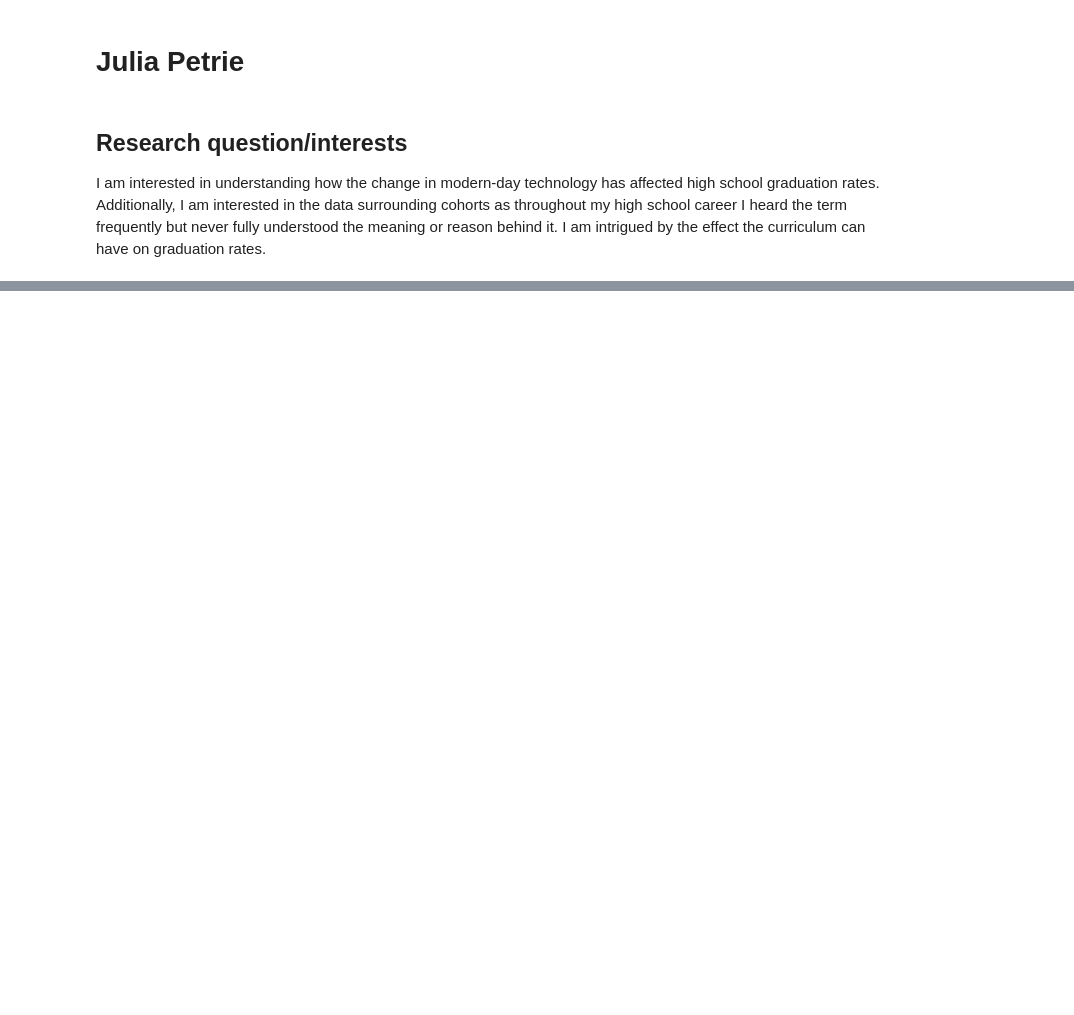
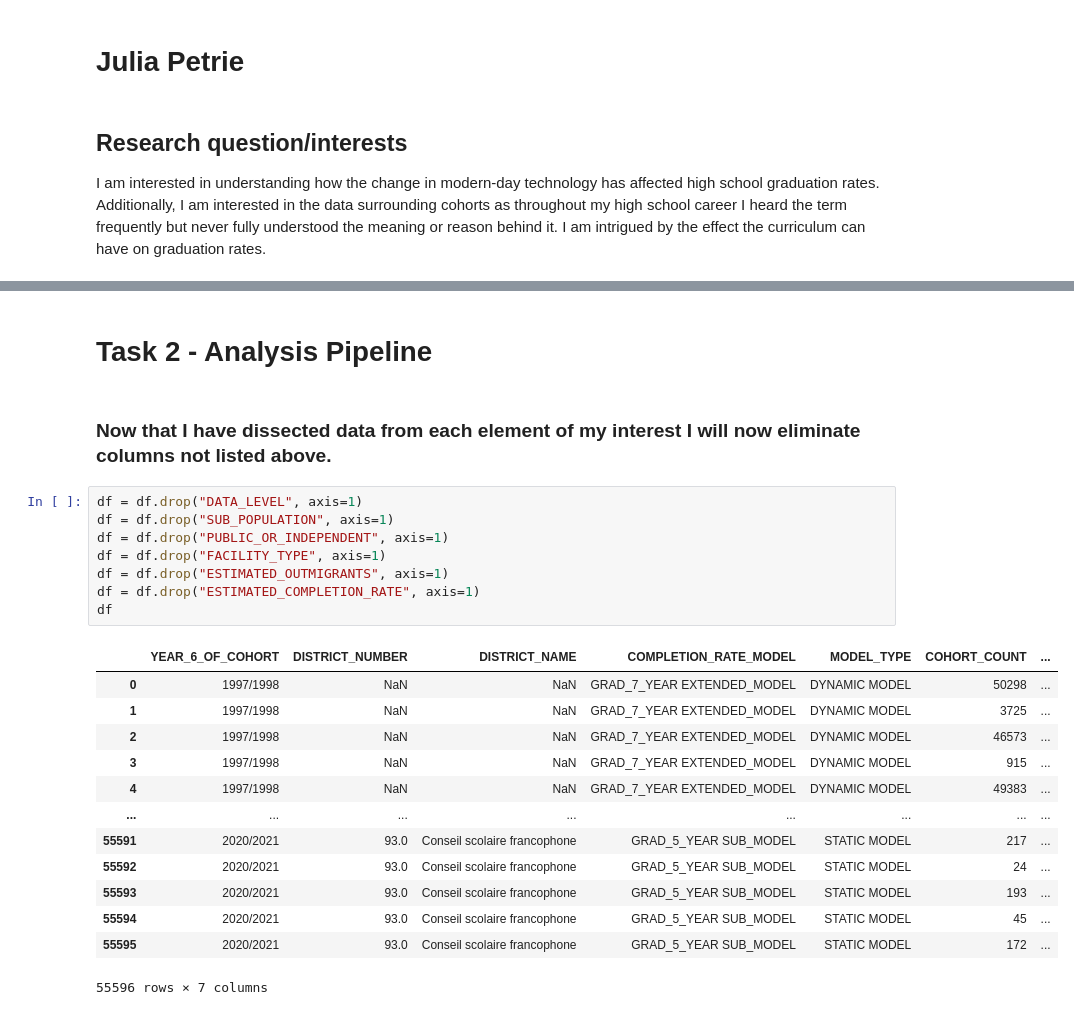
Before and after one commit to ubco-W2022T1-cosc301/project-group19, a Jupyter notebook: notebooks/analysis3.ipynb, the cells around one changed output, grey strips where cells are left out. Drawn from its saved outputs; the diff is of its cells as text; blank space fills up the shorter version.

```diff
--- a/notebooks/analysis3.ipynb
+++ b/notebooks/analysis3.ipynb
@@ -114,0 +198,26 @@ g = sns.pairplot(df)
+# %% [markdown]
+# Task 2 - Analysis Pipeline
+# %% [markdown]
+### Now that I have dissected data from each element of my interest I will now eliminate columns not listed above.
+# %%
+df = df.drop("DATA_LEVEL", axis=1)
+df = df.drop("SUB_POPULATION", axis=1)
+df = df.drop("PUBLIC_OR_INDEPENDENT", axis=1)
+df = df.drop("FACILITY_TYPE", axis=1)
+df = df.drop("ESTIMATED_OUTMIGRANTS", axis=1)
+df = df.drop("ESTIMATED_COMPLETION_RATE", axis=1)
+df
+# %% [output]
+|  | YEAR_6_OF_COHORT | DISTRICT_NUMBER | DISTRICT_NAME | COMPLETION_RATE_MODEL | MODEL_TYPE | COHORT_COUNT | ... |
+| 0 | 1997/1998 | NaN | NaN | GRAD_7_YEAR EXTENDED_MODEL | DYNAMIC MODEL | 50298 | ... |
+| 1 | 1997/1998 | NaN | NaN | GRAD_7_YEAR EXTENDED_MODEL | DYNAMIC MODEL | 3725 | ... |
+| 2 | 1997/1998 | NaN | NaN | GRAD_7_YEAR EXTENDED_MODEL | DYNAMIC MODEL | 46573 | ... |
+| 3 | 1997/1998 | NaN | NaN | GRAD_7_YEAR EXTENDED_MODEL | DYNAMIC MODEL | 915 | ... |
+| 4 | 1997/1998 | NaN | NaN | GRAD_7_YEAR EXTENDED_MODEL | DYNAMIC MODEL | 49383 | ... |
+| ... | ... | ... | ... | ... | ... | ... | ... |
+| 55591 | 2020/2021 | 93.0 | Conseil scolaire francophone | GRAD_5_YEAR SUB_MODEL | STATIC MODEL | 217 | ... |
+| 55592 | 2020/2021 | 93.0 | Conseil scolaire francophone | GRAD_5_YEAR SUB_MODEL | STATIC MODEL | 24 | ... |
+| 55593 | 2020/2021 | 93.0 | Conseil scolaire francophone | GRAD_5_YEAR SUB_MODEL | STATIC MODEL | 193 | ... |
+| 55594 | 2020/2021 | 93.0 | Conseil scolaire francophone | GRAD_5_YEAR SUB_MODEL | STATIC MODEL | 45 | ... |
+| 55595 | 2020/2021 | 93.0 | Conseil scolaire francophone | GRAD_5_YEAR SUB_MODEL | STATIC MODEL | 172 | ... |
+55596 rows × 7 columns
```
Also changed, not shown: parts of 49 cells of this notebook.
